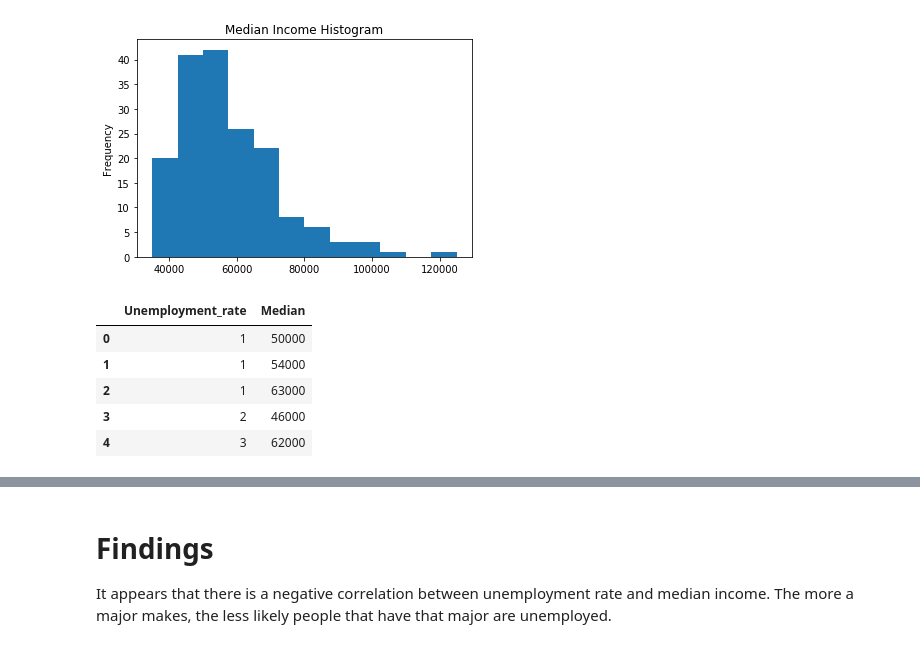
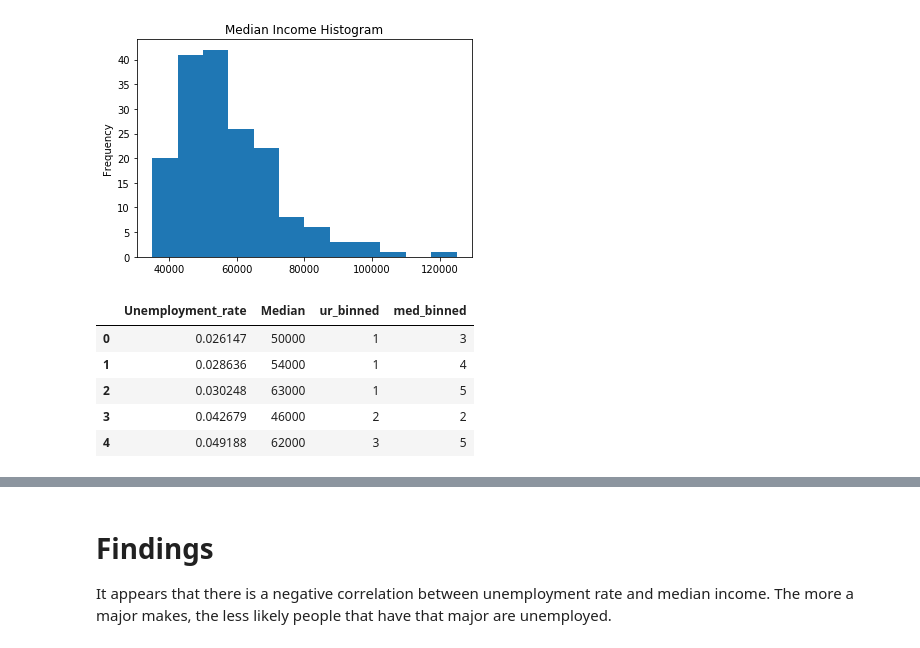
Before and after one commit to dliu9999/COGS-108-Project, a Jupyter notebook: College EDA Darren.ipynb, the cells around one changed output, grey strips where cells are left out. Saved outputs shown, nothing was run; the diff lists cells and outputs as text; code cells hidden in the pictures.

```diff
--- a/College EDA Darren.ipynb
+++ b/College EDA Darren.ipynb
@@ -49,27 +49,28 @@ Text(0.5, 1.0, 'Median Income Histogram')
 # %%
 # categorizing UR and median as new columns
 def categorize(val):
     '''
     Categorizes the bins as 1, 2, 3, 4, 5, 6 from low to high:
     '''
     if 1 <= val <= 2:
         return 1
     if 3 <= val <= 4:
         return 2
     if 5 <= val <= 6:
         return 3
     if 7 <= val <= 8:
         return 4
     if 9 <= val <= 10:
         return 5
     return 6
 
-ur_med['Unemployment_rate'] = pd.qcut(ur_med['Unemployment_rate'], 12, labels = np.arange(1, 13)).apply(categorize)
+ur_med['ur_binned'] = pd.qcut(ur_med['Unemployment_rate'], 12, labels = np.arange(1, 13)).apply(categorize)
+ur_med['med_binned'] = pd.qcut(ur_med['Median'], 12, labels = np.arange(1, 13)).apply(categorize)
 ur_med.head()
 # %% [output]
-|  | Unemployment_rate | Median |
-| 0 | 1 | 50000 |
-| 1 | 1 | 54000 |
-| 2 | 1 | 63000 |
-| 3 | 2 | 46000 |
-| 4 | 3 | 62000 |
+|  | Unemployment_rate | Median | ur_binned | med_binned |
+| 0 | 0.026147 | 50000 | 1 | 3 |
+| 1 | 0.028636 | 54000 | 1 | 4 |
+| 2 | 0.030248 | 63000 | 1 | 5 |
+| 3 | 0.042679 | 46000 | 2 | 2 |
+| 4 | 0.049188 | 62000 | 3 | 5 |
```
Also changed, not shown: parts of 4 cells of this notebook.
